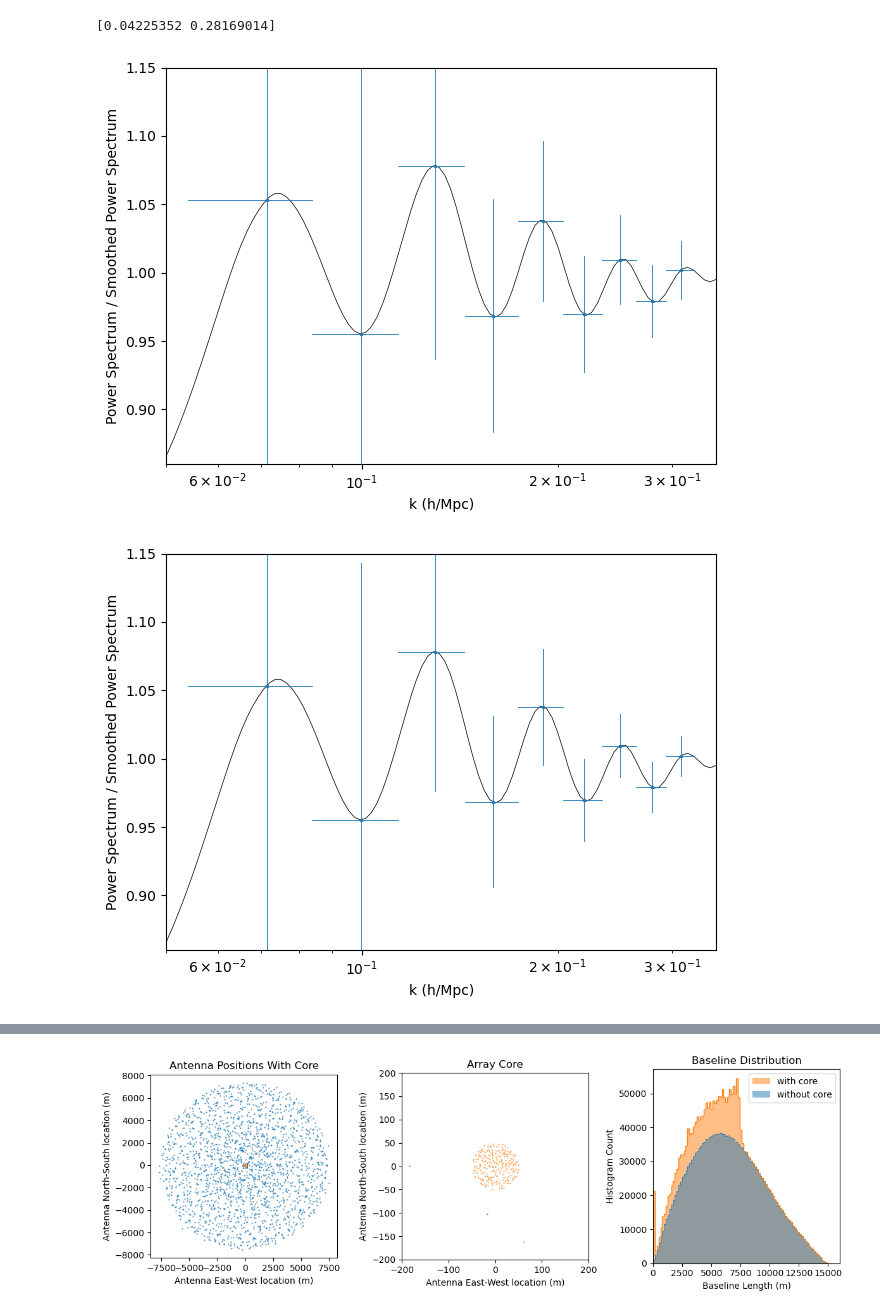
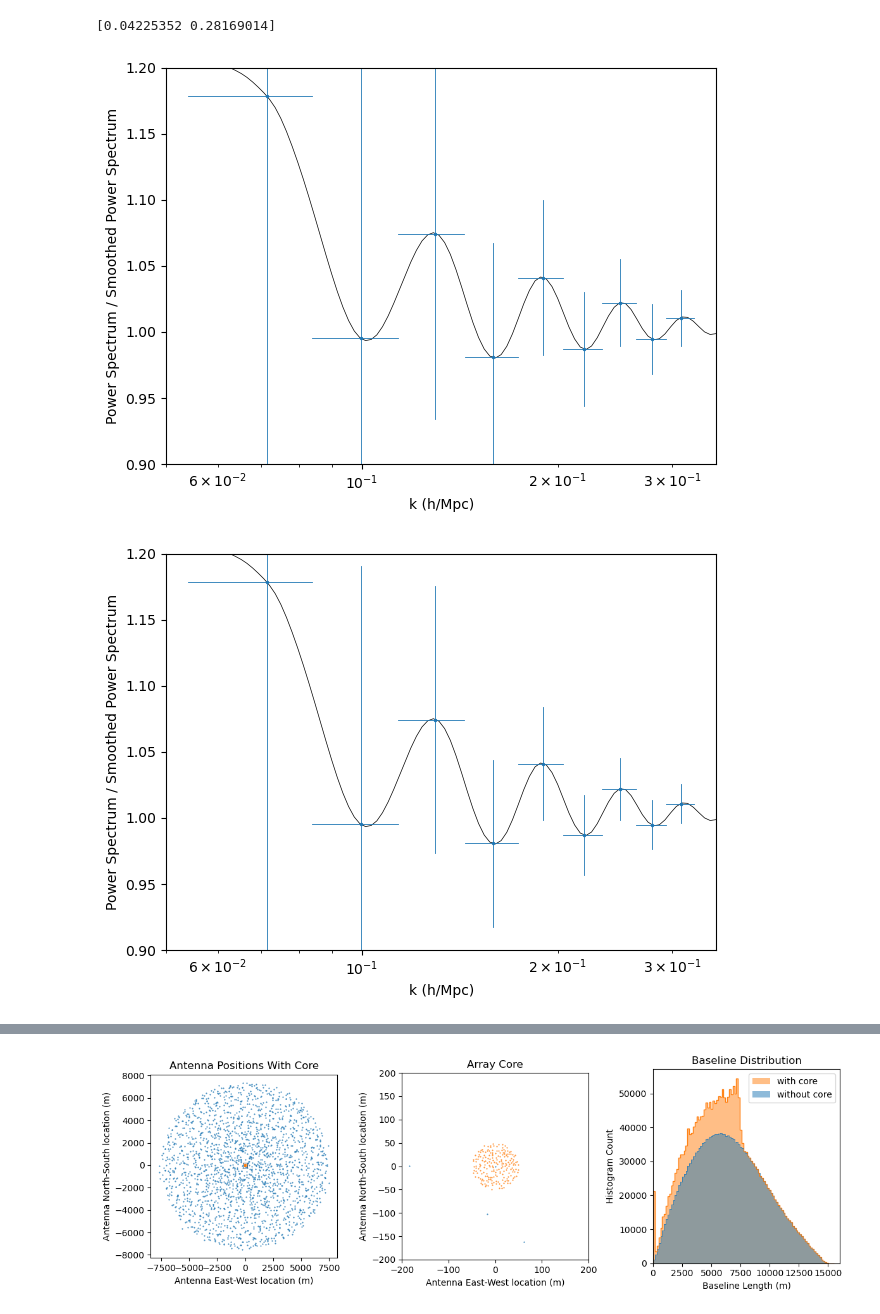
Before and after one commit to rlbyrne/PSsensitivity, a Jupyter notebook: plot_DSA2000_sensitivity.ipynb, the cells around one changed output, grey strips where cells are left out. Saved outputs shown, nothing was run; the diff lists cells and outputs as text; code cells hidden in the pictures.

```diff
--- a/plot_DSA2000_sensitivity.ipynb
+++ b/plot_DSA2000_sensitivity.ipynb
@@ -775,3 +775,13 @@ Min mode: 0.12001545287814047
 Max mode: 31.81999997914233
 # %% [markdown]
 # BAO Analysis
+# %%
+convolution_kernel_fwhm = 0.06
+convolution_kernel_stddev = convolution_kernel_fwhm / 2.355
+ps_model_fit_values = np.zeros(len(ps_model))
+for k_ind, k_val in enumerate(model_k_axis):
+    taper_function = np.exp(-(np.array(model_k_axis) - k_val)**2./(convolution_kernel_stddev)**2.)
+    ps_model_fit_values[k_ind] = np.sum(taper_function*ps_model)/np.sum(taper_function)
+    #ps_model_fit_values[k_ind] = np.nanmean(ps_model[
+    #    np.where((model_k_axis > k_val - boxcar_size/2.0) & (model_k_axis < k_val + boxcar_size/2.0))
+    #])
@@ -778,13 +814,13 @@ Max mode: 31.81999997914233
 # %%
-fit_min_val = 1e-2
-fit_max_val = .5
-model_k_axis_bao_scales = [k for k in model_k_axis if (k>=fit_min_val) and (k<=fit_max_val)]
-ps_model_bao_scales = [ps_model[ind] for ind in range(len(model_k_axis)) if (model_k_axis[ind]>=fit_min_val) and (model_k_axis[ind]<=fit_max_val)]
+#fit_min_val = 1e-2
+#fit_max_val = .5
+#model_k_axis_bao_scales = [k for k in model_k_axis if (k>=fit_min_val) and (k<=fit_max_val)]
+#ps_model_bao_scales = [ps_model[ind] for ind in range(len(model_k_axis)) if (model_k_axis[ind]>=fit_min_val) and (model_k_axis[ind]<=fit_max_val)]
 
-polyfit = np.polyfit(model_k_axis_bao_scales, ps_model_bao_scales, 4)
-ps_model_fit_values = polyfit[-1]
-for polyfit_ind in range(len(polyfit)-1):
-    ps_model_fit_values += polyfit[polyfit_ind] * np.array(model_k_axis)**(len(polyfit)-1-polyfit_ind)
+#polyfit = np.polyfit(model_k_axis_bao_scales, ps_model_bao_scales, 4)
+#ps_model_fit_values = polyfit[-1]
+#for polyfit_ind in range(len(polyfit)-1):
+#    ps_model_fit_values += polyfit[polyfit_ind] * np.array(model_k_axis)**(len(polyfit)-1-polyfit_ind)
 # %%
 xrange = [2e-2, 100]
 yrange = [1e-4, 1e-1]
@@ -983,7 +1019,7 @@ print(bao_scales_k)
 [0.04225352 0.28169014]
 # %%
 xrange = [0.05,0.35]
-yrange = [.86,1.15]
+yrange = [.9,1.2]
 
 # Plot theory line
 plt.plot(model_k_axis, ps_model/ps_model_fit_values, "-", color="black", linewidth=0.5, markersize=0)
@@ -997,37 +1033,37 @@ for ind in range(len(ps_ratio_interp)):
     ]
     plt.plot(
         xvals,
         yvals,
         color="tab:blue",
         linewidth=0.6,
         marker="none"
     )
     plt.plot(
         true_bin_edges_bao[ind, :],
         [ps_ratio_interp[ind], ps_ratio_interp[ind]],
         marker="none",
         linewidth=0.6,
         color="tab:blue",
     )
 
 
 # Plot BAO scales
 #plt.fill_between(bao_scales_k, [yrange[0], yrange[0]], [yrange[1], yrange[1]], color="grey", alpha=.1, linewidth=0)
 
 #plt.yscale("log")
 plt.xscale("log")
 plt.xlim(xrange)
 plt.ylim(yrange)
 plt.xlabel("k (h/Mpc)")
 plt.ylabel("Power Spectrum / Smoothed Power Spectrum")
 plt.tight_layout()
 plt.savefig("plots/bao_error_bars.png")
 plt.show()
 # %% [output]
-[figure, old version]
+[figure, new version]
 # %%
 xrange = [0.05,0.35]
-yrange = [.86,1.15]
+yrange = [.9,1.2]
 
 # Plot theory line
 plt.plot(model_k_axis, ps_model/ps_model_fit_values, "-", color="black", linewidth=0.5, markersize=0)
@@ -1068,6 +1104,6 @@ plt.tight_layout()
 plt.savefig("plots/bao_error_bars_offaxis.png")
 plt.show()
 # %% [output]
-[figure, old version]
+[figure, new version]
 # %%
 xrange = [0.05,0.35]
```
Also changed, not shown: parts of 13 cells of this notebook, 3 other files.
